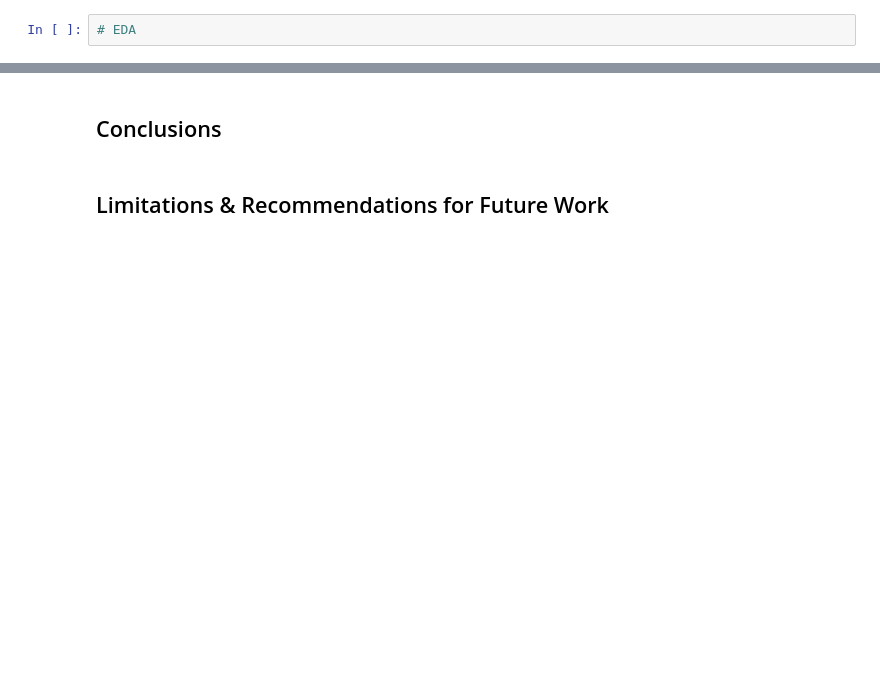
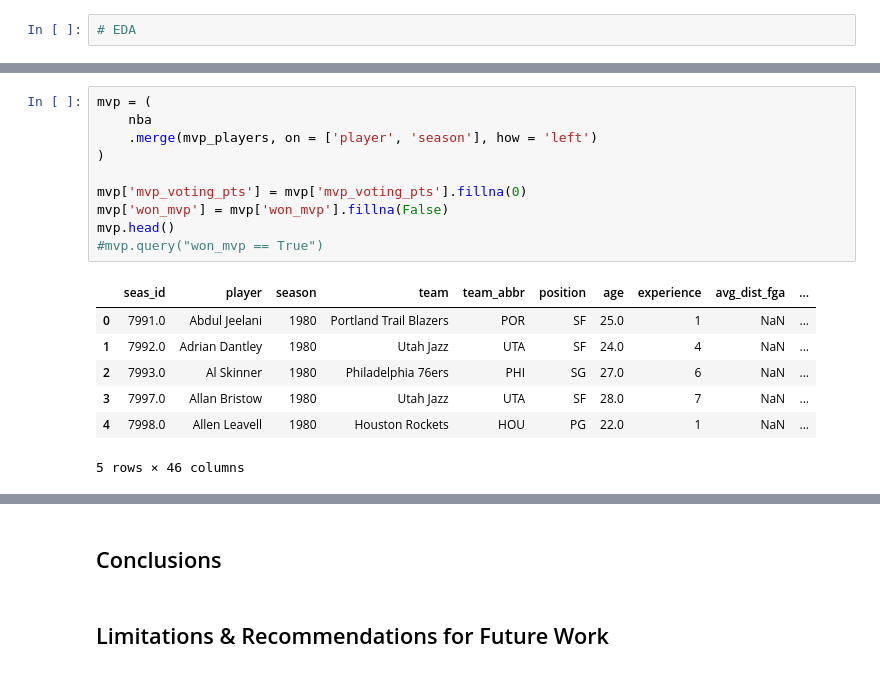
Before and after one commit to EvanStowell/DS3870_Final, a Jupyter notebook: Final_Group3.ipynb, the cells around one changed output, grey strips where cells are left out. Saved outputs shown, nothing was run; the diff lists cells and outputs as text; blank space fills up the shorter version.

```diff
--- a/Final_Group3.ipynb
+++ b/Final_Group3.ipynb
@@ -108,0 +229,18 @@ players_single_team.head(20)
+# %%
+mvp = (
+    nba
+    .merge(mvp_players, on = ['player', 'season'], how = 'left')
+)
+
+mvp['mvp_voting_pts'] = mvp['mvp_voting_pts'].fillna(0)
+mvp['won_mvp'] = mvp['won_mvp'].fillna(False)
+mvp.head()
+#mvp.query("won_mvp == True")
+# %% [output]
+|  | seas_id | player | season | team | team_abbr | position | age | experience | avg_dist_fga | ... |
+| 0 | 7991.0 | Abdul Jeelani | 1980 | Portland Trail Blazers | POR | SF | 25.0 | 1 | NaN | ... |
+| 1 | 7992.0 | Adrian Dantley | 1980 | Utah Jazz | UTA | SF | 24.0 | 4 | NaN | ... |
+| 2 | 7993.0 | Al Skinner | 1980 | Philadelphia 76ers | PHI | SG | 27.0 | 6 | NaN | ... |
+| 3 | 7997.0 | Allan Bristow | 1980 | Utah Jazz | UTA | SF | 28.0 | 7 | NaN | ... |
+| 4 | 7998.0 | Allen Leavell | 1980 | Houston Rockets | HOU | PG | 22.0 | 1 | NaN | ... |
+5 rows × 46 columns
```
Also changed, not shown: parts of 14 cells of this notebook.
